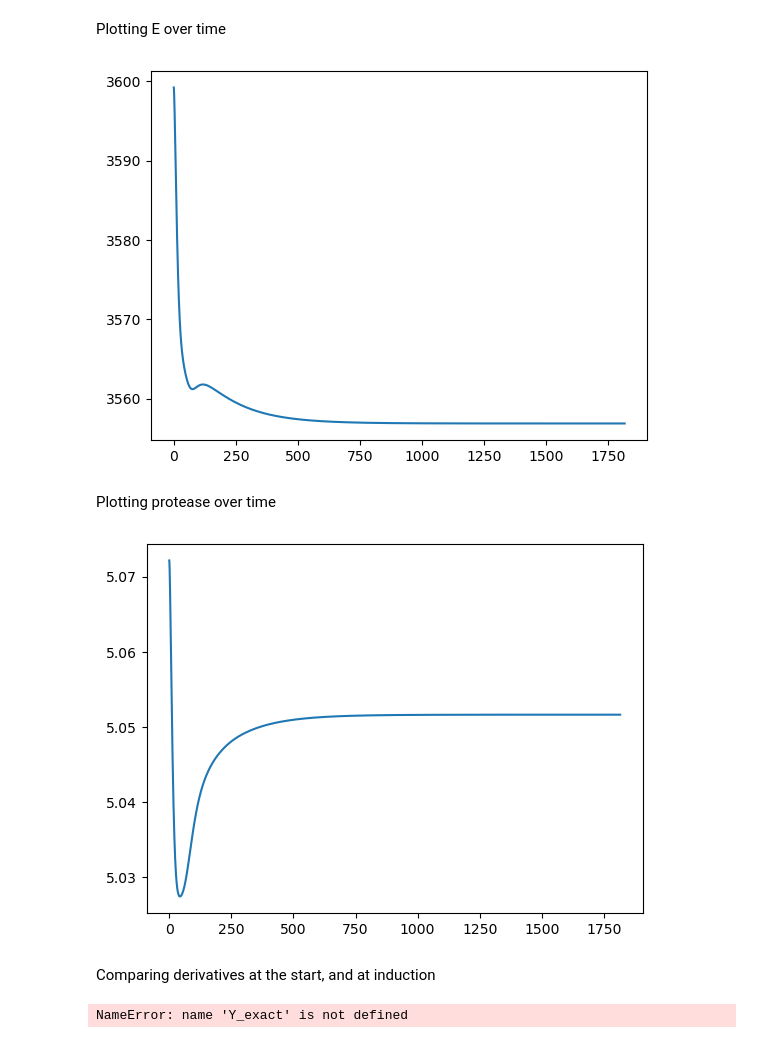
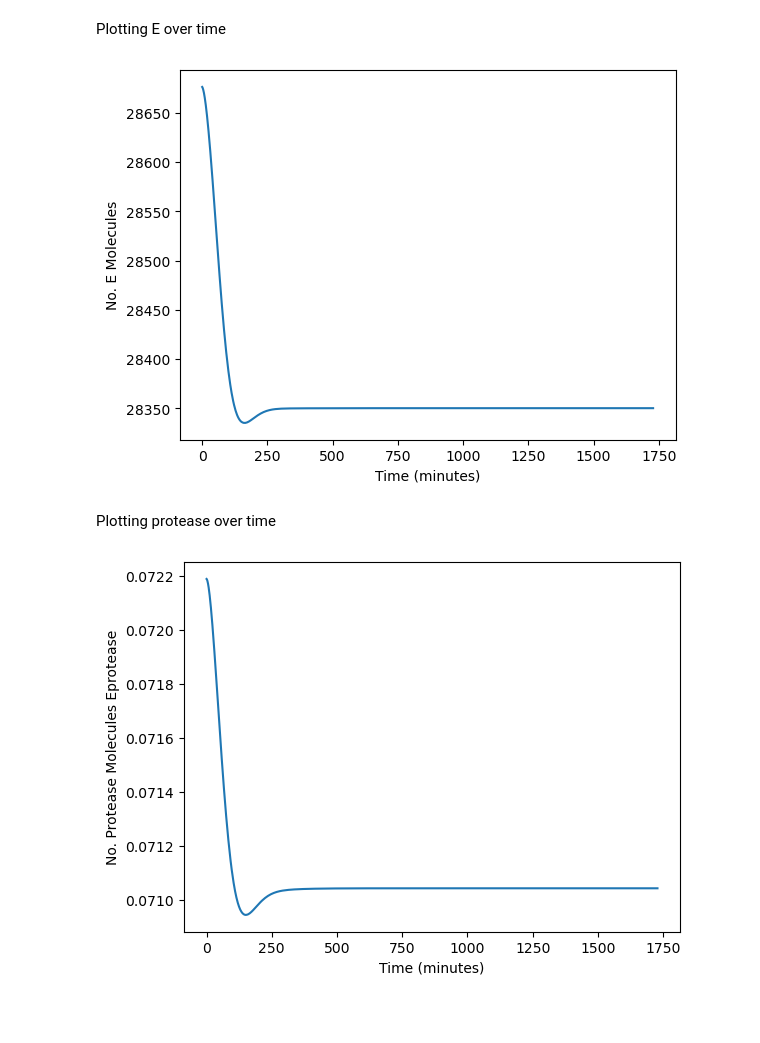
Before and after one commit to alMabey/essentiality_toxicity_circuit, a Jupyter notebook: main_scripts/single_strain_simulation.ipynb, the cells around one changed output. Drawn from its saved outputs; the diff is of its cells as text; code cells hidden in the pictures; blank space fills up the shorter version.

```diff
--- a/main_scripts/single_strain_simulation.ipynb
+++ b/main_scripts/single_strain_simulation.ipynb
@@ -22,7 +22,7 @@ Defining and importing base parameters
 # defining parameters
 sS0 = 0.5; cultvol = 1.25 #quality of the nutrients and volume of the culture
 vX = 726; kX = 1e3 # X export parameters
-tmax = 14*24*60; runintmax = 1e6 #simulation time parameters
+tmax = 2000; runintmax = 1e6 #simulation time parameters
 
 N0  = 1e6
 xS0 = ((10*cultvol)/180)*6.02e23; # amount of glucose in media = 10g/L in 1.25L working vol in 3L vessel
@@ -62,5 +62,3 @@ xPR = np.array(xPR0)
 #        Km_Eprotease, k_Tprod, Km_Tprod, K_T, K_E, K_Eprod, K_Eprotease, K_Tprod,
 #        17      18      19       20     21   22
 #        K_TF, kdiffP, VolCell, VolCult, ksf, ksr
-
-xPR[2] = 0 #wEprod
@@ -67,3 +67,8 @@ xPR[2] = 0 #wEprod
+# %%
+wE = 20; wEprod = 20; wTF = 20; wEprotease = 20;
+K_E = 0.3; K_Eprotease = 0.3
+
+xPR[[1, 2, 3, 4, 13, 15]] = [wE, wEprod, wTF, wEprotease, K_E, K_Eprotease]
 # %% [markdown]
 Running the exact simulation
 # %%
@@ -102,31 +111,20 @@ Plotting E over time
 # %%
 fig, ax = plt.subplots()
 ax.plot(T, Y[10])
+plt.xlabel("Time (minutes)")
+plt.ylabel("No. E Molecules")
 ax.get_xaxis().get_major_formatter().set_useOffset(False)
 ax.get_yaxis().get_major_formatter().set_useOffset(False)
 # %% [output]
-[figure, old version]
+[figure, new version]
 # %% [markdown]
 Plotting protease over time
 # %%
 fig, ax = plt.subplots()
 ax.plot(T, Y[32])
+plt.xlabel("Time (minutes)")
+plt.ylabel("No. Protease Molecules Eprotease")
 ax.get_xaxis().get_major_formatter().set_useOffset(False)
 ax.get_yaxis().get_major_formatter().set_useOffset(False)
 # %% [output]
-[figure, old version]
+[figure, new version]
-# %% [markdown]
-Comparing derivatives at the start, and at induction
-# %%
-y_init = Y_exact[:, 0]
-y_tind = Y_exact[:, tind_idx]
-
-print(lam_dsp_calc(y_init, hPR, xPR, topology))
-print(calculate_ss_pre(xS0, xPR))
-
-xPR_temp = xPR.copy()
-xPR_temp[-2] = 1E23
-print(lam_dsp_calc(y_tind, hPR, xPR, topology))
-print(calculate_ss_post(Y_exact[1, tind_idx], xPR))
-# %% [output]
-NameError: name 'Y_exact' is not defined
```
Also changed, not shown: parts of 9 cells of this notebook, 5 other files.
